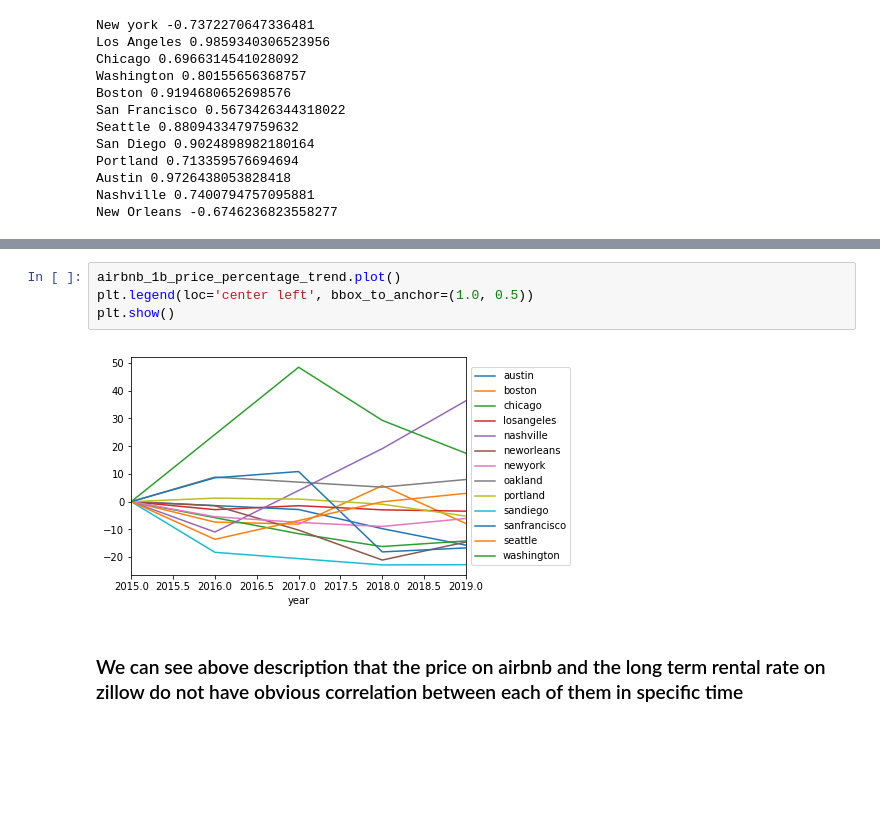
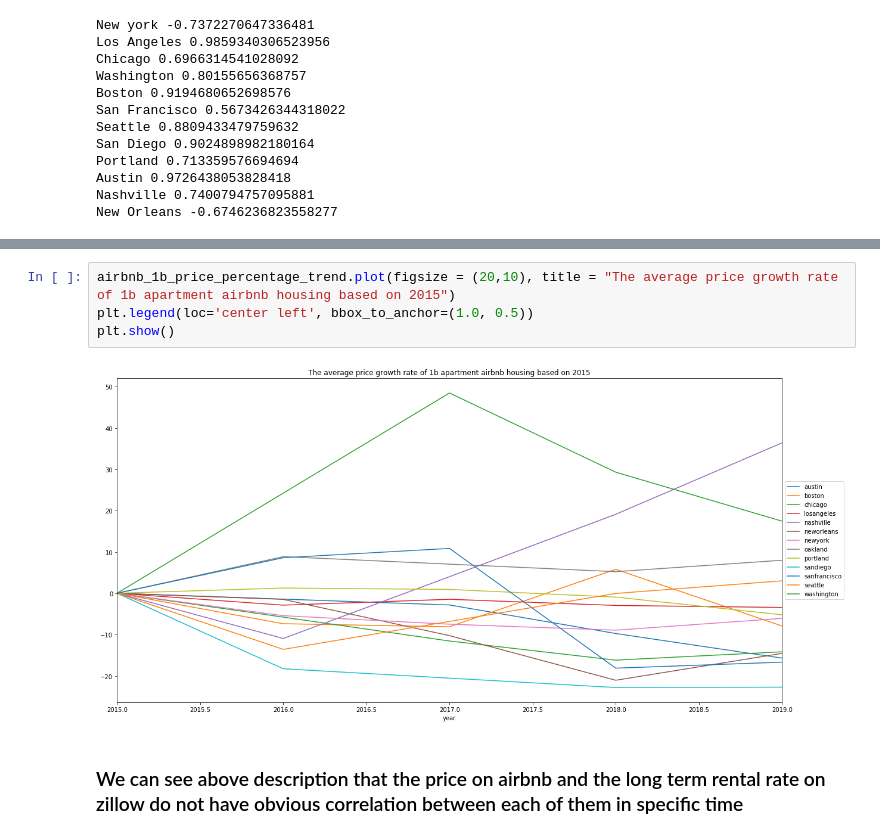
Before and after one commit to cye2277/Final_Project, a Jupyter notebook: PR_Final_project.ipynb, the cells around one changed output, grey strips where cells are left out. Drawn from its saved outputs; the diff is of its cells as text; blank space fills up the shorter version.

```diff
--- a/PR_Final_project.ipynb
+++ b/PR_Final_project.ipynb
@@ -677,11 +677,11 @@ airbnb_1b_price_percentage_trend
 | 2018 | -9.739958 | 5.795464 | -16.18987 | -2.950461 | 19.117590 | -21.058213 | -8.939172 | 5.227688 | -0.928240 | -22.817509 | ... |
 | 2019 | -15.696239 | -7.926516 | -14.16842 | -3.431000 | 36.397839 | -14.555319 | -6.076467 | 7.987785 | -5.212849 | -22.735528 | ... |
 # %%
-airbnb_1b_price_percentage_trend.plot()
+airbnb_1b_price_percentage_trend.plot(figsize = (20,10), title = "The average price growth rate of 1b apartment airbnb housing based on 2015")
 plt.legend(loc='center left', bbox_to_anchor=(1.0, 0.5))
 plt.show()
 # %% [output]
-[figure, old version]
+[figure, new version]
 # %% [markdown]
 ### We can see above description that the price on airbnb and the long term rental rate on zillow do not have obvious correlation between each of them in specific time
 # %%
```
Also changed, not shown: parts of 8 cells of this notebook.
